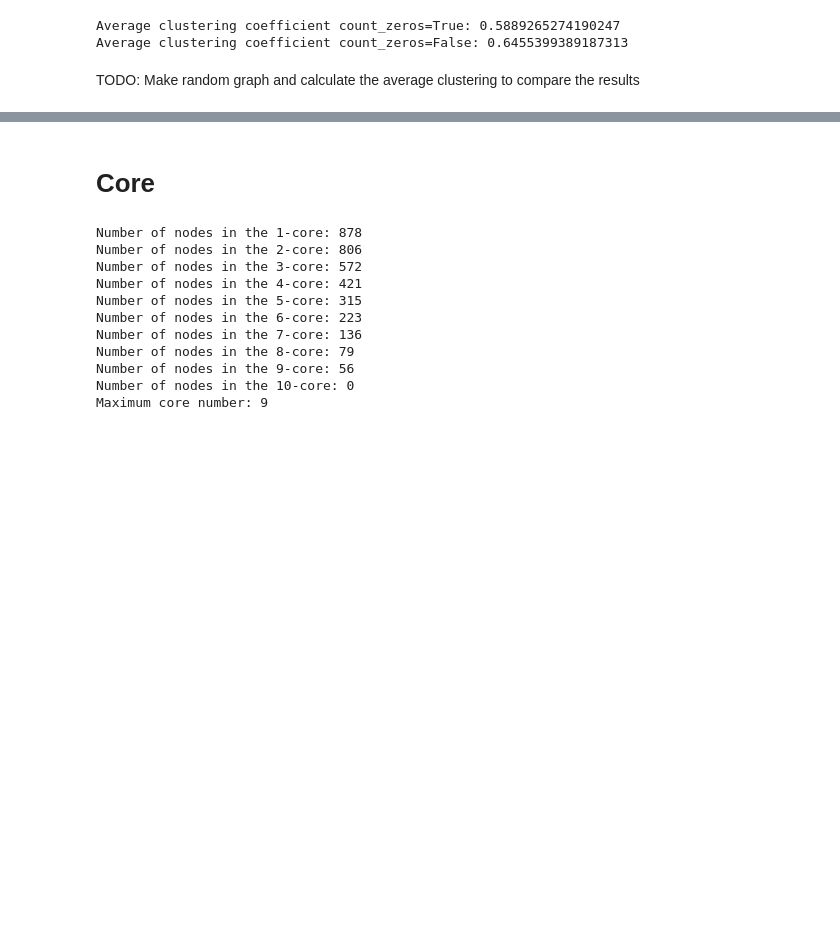
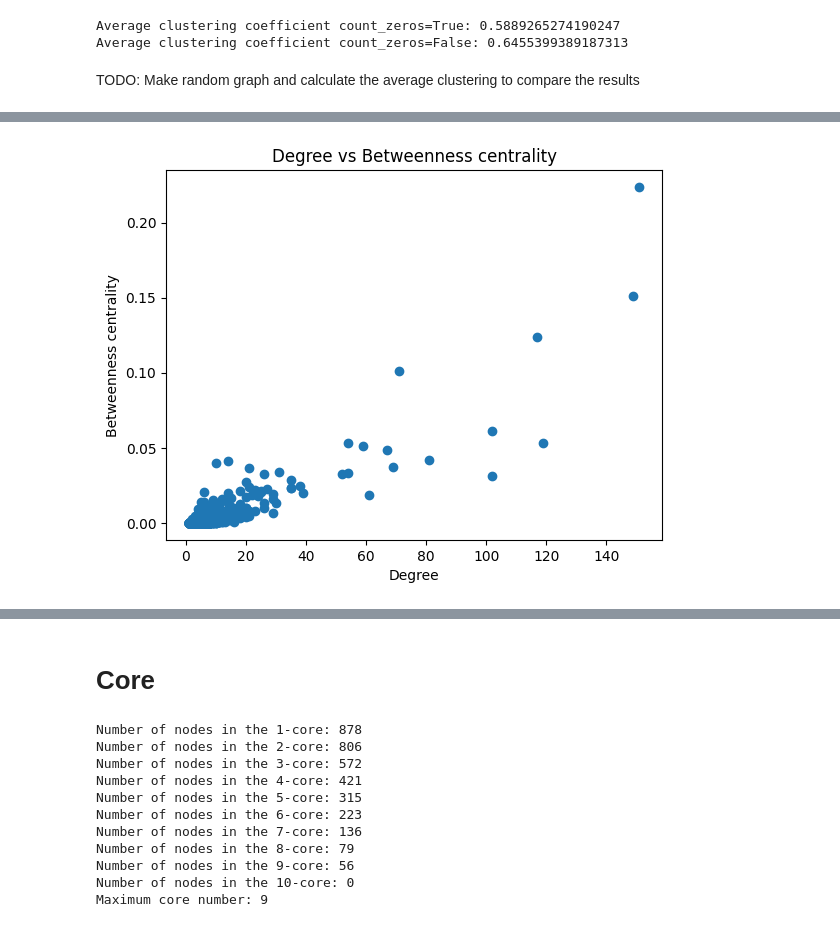
Before and after one commit to danieldamc/redes-complejas, a Jupyter notebook: assigment_1.ipynb, the cells around one changed output, grey strips where cells are left out. Drawn from its saved outputs; the diff is of its cells as text; code cells hidden in the pictures; blank space fills up the shorter version.

```diff
--- a/assigment_1.ipynb
+++ b/assigment_1.ipynb
@@ -140,0 +172,8 @@ TODO: Make random graph and calculate the average clustering to compare the resu
+# %%
+plt.scatter(degrees, betweenness_centrality)
+plt.title("Degree vs Betweenness centrality")
+plt.xlabel("Degree")
+plt.ylabel("Betweenness centrality")
+plt.show()
+# %% [output]
+[figure, added]
```
Also changed, not shown: parts of 12 cells of this notebook, 5 other files.
